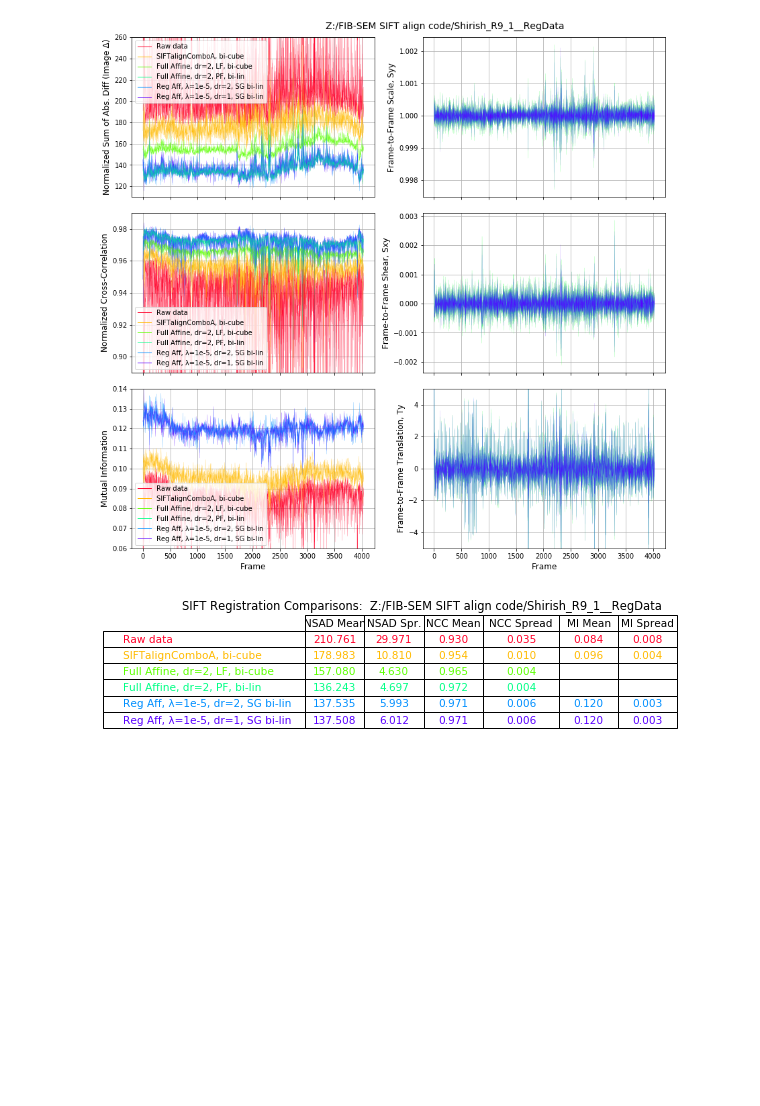
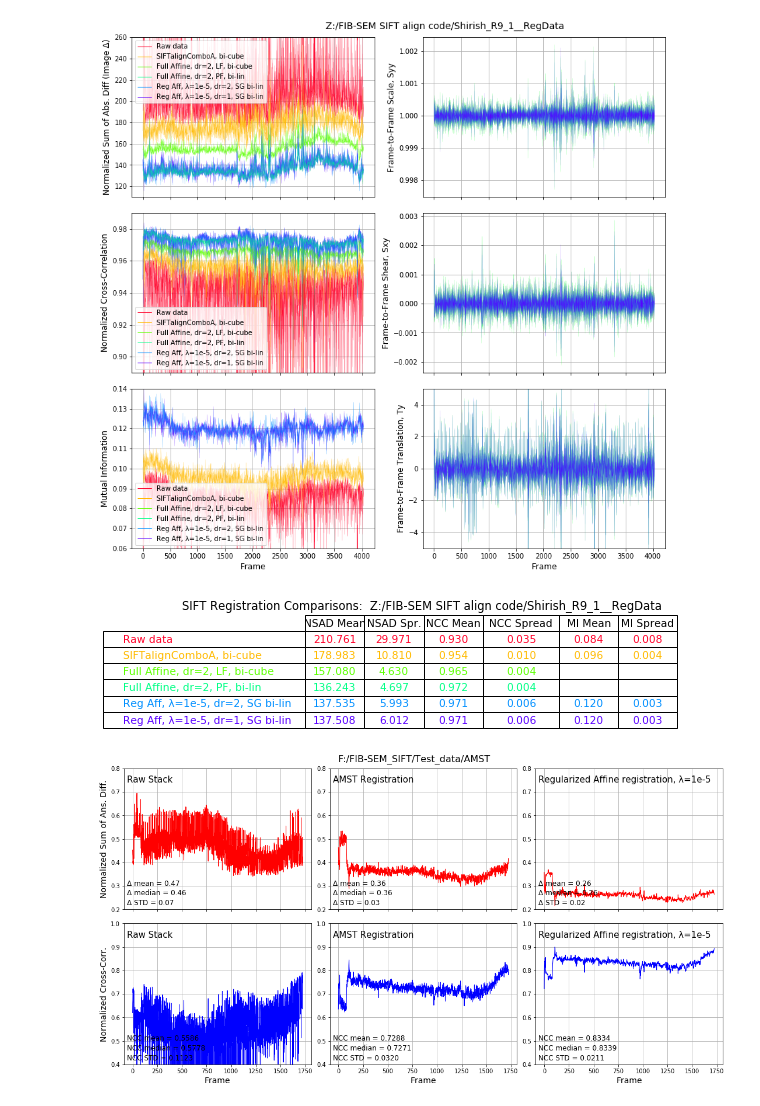
Before and after one commit to gleb-shtengel/FIB-SEM, a Jupyter notebook: Read_Analyze_registrations.ipynb, the cells around one changed output. Drawn from its saved outputs; the diff is of its cells as text; code cells hidden in the pictures; blank space fills up the shorter version.

Commit message:
Updated FIBSEM_SIFT_gs.py and notebooks

```diff
--- a/Read_Analyze_registrations.ipynb
+++ b/Read_Analyze_registrations.ipynb
@@ -201,7 +201,7 @@ def plot_imdif2(image_diff, imin, imax, ax, col=None, fs=12, fl=''):
     if col==None:
         col='r'
     imd = [np.mean(image_diff), np.median(image_diff), np.std(image_diff)]
-    ax.plot(image_diff, c=col, linewidth=1)
+    ax.plot(image_diff, color=col, linewidth=1)
     #ax.set_ylabel('Image Δ')
     ax.set_ylim(imin, imax)
     ax.text(0.015, 0.17, 'Δ mean = {:.2f}'.format(imd[0]), transform=ax.transAxes, fontsize = fs)
@@ -249,7 +249,7 @@ def get_spread(data, window=501, porder=3):
         data_spread = 0.0
     return data_spread
 # %%
-data_dir = 'F:/FIB-SEM_SIFT/Shirish_WT1_RegData'
+data_dir = 'F:/FIB-SEM_SIFT/Test_data/Shirish_WT1_RegData'
 data_reg_qual_files = ['SIFTalignCombo-imgA_RegistrationQuality.csv',
                        'Registered_I16_AffineTransform_RANSAC_drmax1.0_const_scls_SG_shift_subtr_padded_bilin_RegistrationQuality.csv',
                        'Registered_I16_RegularizedAffineTransform_RANSAC_drmax1.0_const_scls_SG_shift_subtr_padded_l2_1e-05_RegistrationQuality.csv',
@@ -686,3 +686,74 @@ reg_summary = pd.DataFrame(np.array(csv_data), columns = columns, index = index_
 reg_summary.to_csv(registration_summary_fnm, index = index_pfs)
 # %% [output]
 [figure]
+# %%
+data_dir = 'F:/FIB-SEM_SIFT/Test_data/AMST'
+data_files = ['Original_Data_RegistrationQuality.csv',
+              'AMST_Registered_Data_RegistrationQuality.csv',
+              'Registered_I8_RegularizedAffineTransform_RANSAC_drmax1.5_const_scls_SG_shift_subtr_padded_l2_1e-05_RegistrationQuality.csv']
+
+
+
+reg_qual_fls = [os.path.join(data_dir, df) for df in data_files]
+nfls = len(reg_qual_fls)
+
+pfs = ['Raw Stack',
+      'AMST Registration',
+      'Regularized Affine Registration, λ=1e-5']
+
+reg_datas=[]
+tran_mtrx_datas = []
+tran_mtrx_res_datas = []
+
+reg_datas = []
+for df in data_files:
+    fl = os.path.join(data_dir, df)
+    data = pd.read_csv(fl)
+    reg_datas.append(data)
+
+imdmin = 0.2
+imdmax = 0.8
+ncc_min=0.4
+ncc_max=1.0
+emin = 0.0
+emax = 2.0
+fs=12
+fs2=14
+fig4, axs4 = subplots(2,3, figsize=(15, 8), sharex=True)
+fig4.subplots_adjust(left=0.04, bottom=0.06, right=0.99, top=0.94, wspace=0.1, hspace=0.1)
+columns=['Npts', 'Mean Abs Error', 'NSAD', 'Image NCC']
+
+fl1  = os.path.join(data_dir, data_files[0])
+data = pd.read_csv(fl1)
+image_diff = data['Image NSAD']
+image_ncc = data['Image NCC']
+label = 'Raw Stack'
+plot_imdif2(image_diff, imdmin, imdmax, axs4[0,0], col='r', fs=fs, fl=label)
+plot_imncc2(image_ncc, ncc_min, ncc_max, axs4[1,0], col='b', fs=fs, fl=label)
+axs4[1,0].set_xlabel('Frame', fontsize=fs2)
+axs4[0,0].set_ylabel('Normalized Sum of Ans. Diff.', fontsize=fs2)
+axs4[1,0].set_ylabel('Normalized Cross-Corr.', fontsize=fs2)
+
+fl2  = os.path.join(data_dir, data_files[1])
+data = pd.read_csv(fl2)
+image_diff = data['Image NSAD']
+image_ncc = data['Image NCC']
+label = 'AMST Registration'
+plot_imdif2(image_diff, imdmin, imdmax, axs4[0,1], col='r', fs=fs, fl=label)
+plot_imncc2(image_ncc, ncc_min, ncc_max, axs4[1,1], col='b', fs=fs, fl=label)
+axs4[1,1].set_xlabel('Frame', fontsize=fs2)
+
+fl3  = os.path.join(data_dir, data_files[2])
+data = pd.read_csv(fl3)
+image_diff = data['Image NSAD']
+image_ncc = data['Image NCC']
+label = 'Regularized Affine registration, λ=1e-5'
+plot_imdif2(image_diff, imdmin, imdmax, axs4[0,2], col='r', fs=fs, fl=label)
+plot_imncc2(image_ncc, ncc_min, ncc_max, axs4[1,2], col='b', fs=fs, fl=label)
+axs4[1,2].set_xlabel('Frame', fontsize=fs2)
+
+
+fig4.suptitle(data_dir, fontsize=fs+4)
+fig4.savefig(os.path.join(data_dir, 'Registration_Comparisons_SG2.png'), dpi=300)
+# %% [output]
+[figure, added]
```
Also changed, not shown: parts of 3 cells of this notebook, 6 other files.
